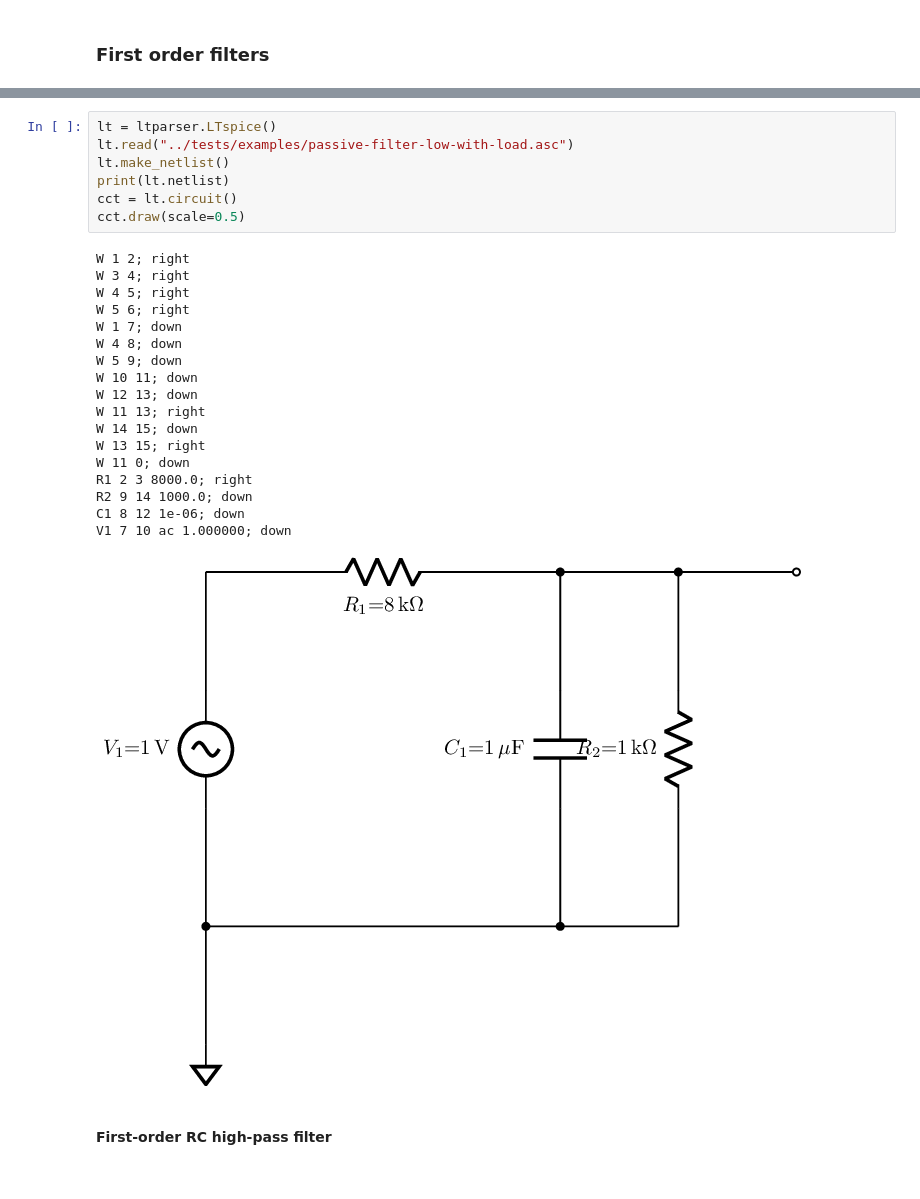
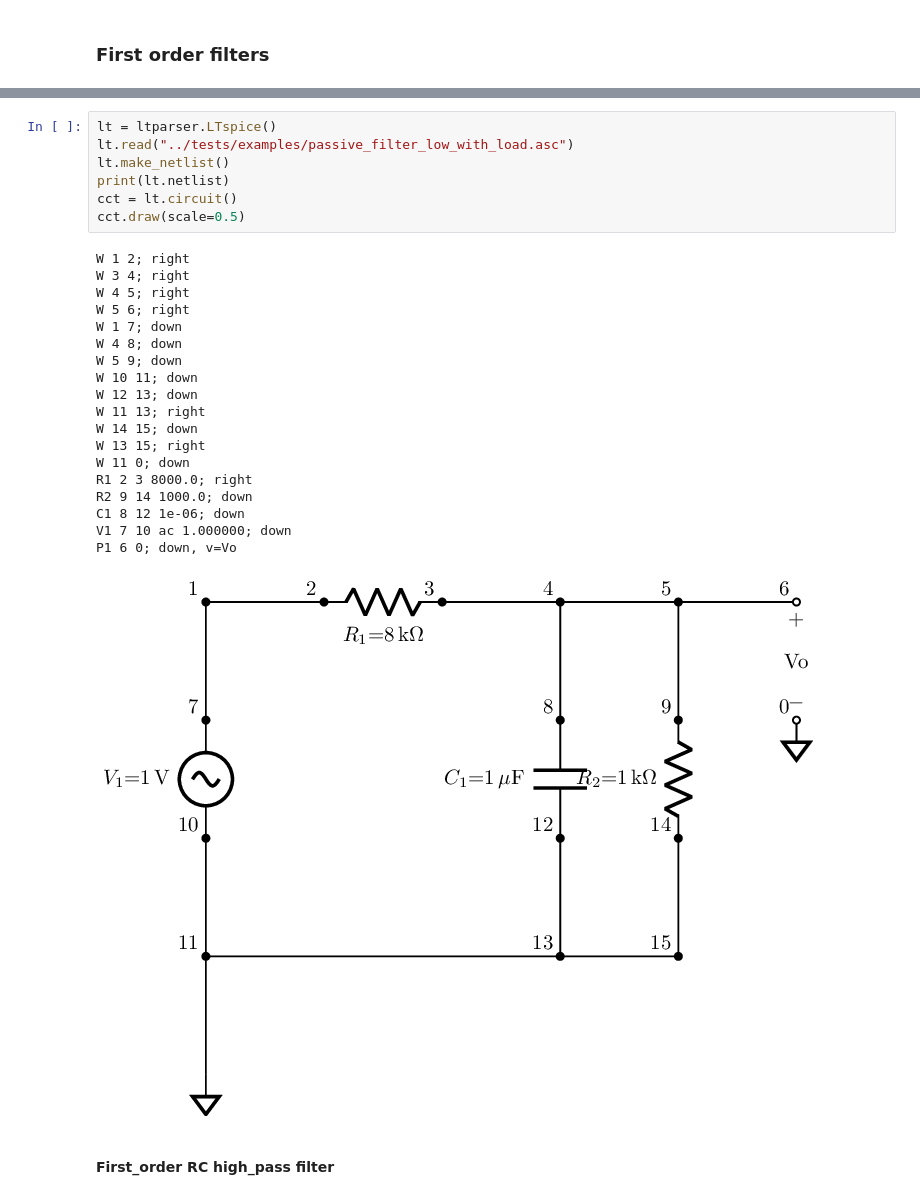
Before and after one commit to scottprahl/ltparser, a Jupyter notebook: docs/passive_filters.ipynb, the cells around one changed output, grey strips where cells are left out. Cells and saved outputs as stored; diff of their text form.

```diff
--- a/docs/passive_filters.ipynb
+++ b/docs/passive_filters.ipynb
@@ -59,30 +61,31 @@ C1 7 11 1.0; down
 # %%
 lt = ltparser.LTspice()
-lt.read("../tests/examples/passive-filter-low-with-load.asc")
+lt.read("../tests/examples/passive_filter_low_with_load.asc")
 lt.make_netlist()
 print(lt.netlist)
 cct = lt.circuit()
 cct.draw(scale=0.5)
 # %% [output]
 W 1 2; right
 W 3 4; right
 W 4 5; right
 W 5 6; right
 W 1 7; down
 W 4 8; down
 W 5 9; down
 W 10 11; down
 W 12 13; down
 W 11 13; right
 W 14 15; down
 W 13 15; right
 W 11 0; down
 R1 2 3 8000.0; right
 R2 9 14 1000.0; down
 C1 8 12 1e-06; down
 V1 7 10 ac 1.000000; down
+P1 6 0; down, v=Vo
-[figure, old version]
+[figure, new version]
 # %% [markdown]
-#### First-order RC high-pass filter
+#### First_order RC high_pass filter
 # %%
 lt = ltparser.LTspice()
```
Also changed, not shown: parts of 11 cells of this notebook, 5 other files.
